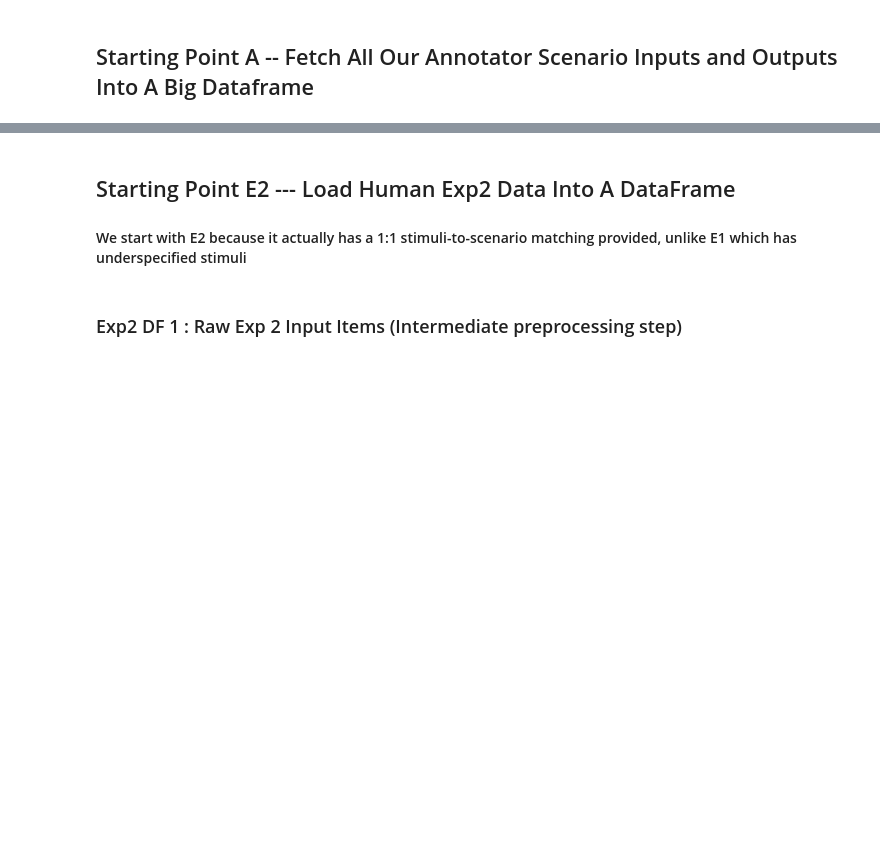
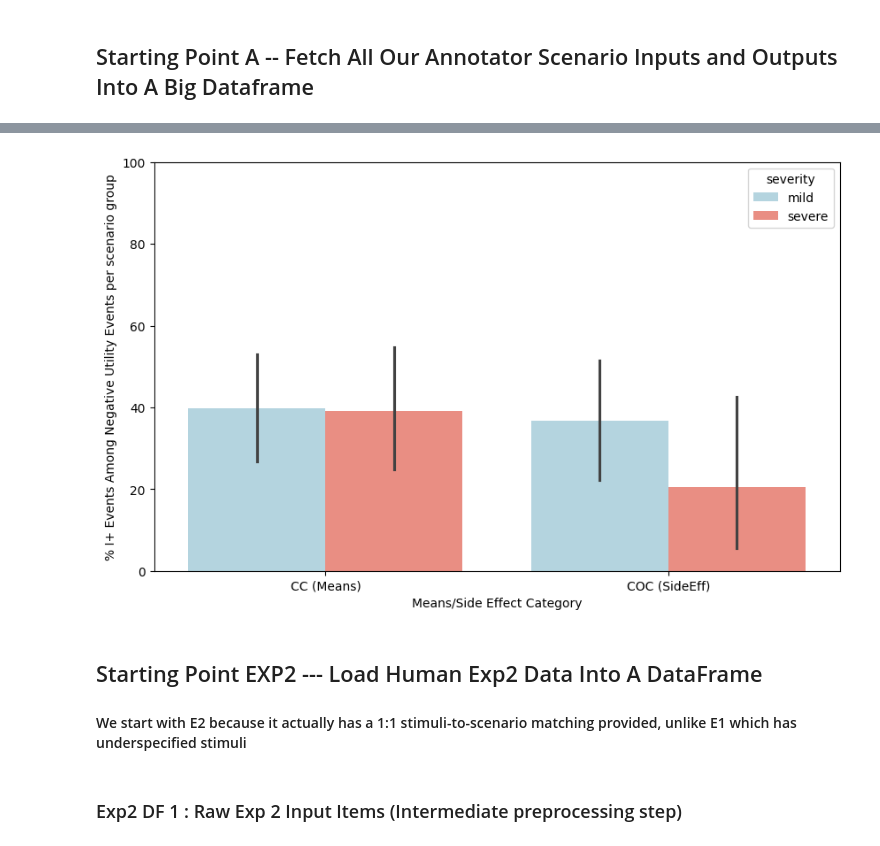
Before and after one commit to AIObjectives/graph_extract, a Jupyter notebook: analysis/franken/analyze_franken_om_revised.ipynb, the cells around one changed output, grey strips where cells are left out. Drawn from its saved outputs; the diff is of its cells as text; code cells hidden in the pictures; blank space fills up the shorter version.

```diff
--- a/analysis/franken/analyze_franken_om_revised.ipynb
+++ b/analysis/franken/analyze_franken_om_revised.ipynb
@@ -194,5 +272,57 @@ Number of rows in mild annotator DataFrame: 1198
+# %%
+# calculate the percentage of I+ events among the negative utility events for each group of scenarios with the same contextual setup (same severity, means/side effect, and scenario_id). We will define a function that takes in a group of scenarios and calculates this percentage, and then we will apply this function to each subgroup of same setup scenarios.
+
+def calculate_i_plus_percentage(group):
+    # a group is a DataFrame containing scenarios with the same severity and means_side_effect and scenario_id (i.e. all four variants of Noor an architect designing a bike path is a group).
+    # we will look at each scenario in the group, find the most negative utility value, and check if the corresponding event is labeled as I+
+    i_plus_count = 0
+    total_count = 0
+
+    for _, row in group.iterrows():
+        events_cik_utilities = row["events_cik_utilities"]
+        most_negative_utility = row["most_negative_utility"]
+
+        # Find the event(s) with the most negative utility value
+        # most_negative_events = [tup for tup in events_cik_utilities if int(tup[4]) == most_negative_utility]
+        most_negative_events = [tup for tup in events_cik_utilities if int(tup[4]) < 0] # try out using all negative utility events instead of just the single most negative utility event
+
+        for event, c, i, k, utility in most_negative_events:
+            total_count += 1
+            if i == "+":
+                i_plus_count += 1
+
+    percentage_i_plus = (i_plus_count / total_count) * 100 if total_count > 0 else 0
+    return percentage_i_plus
+
+# Apply this function to each subgroup of four consecutive rows within each scenario_id within each means_side_effect category within each severity level
+results = []
+for severity in allfranken_annotator_megadf["severity"].unique():
+    severity_group = allfranken_annotator_megadf[allfranken_annotator_megadf["severity"] == severity]
+    for means_side_effect in severity_group["means_side_effect"].unique():
+        subgroup = severity_group[severity_group["means_side_effect"] == means_side_effect]
+        for scenario_id in subgroup["scenario_id"].unique():
+            scenario_group = subgroup[subgroup["scenario_id"] == scenario_id]
+            percentage_i_plus = calculate_i_plus_percentage(scenario_group)
+            results.append({
+                "severity": severity,
+                "means_side_effect": means_side_effect,
+                "scenario_id": scenario_id,
+                "percentage_i_plus": percentage_i_plus
+            })
+
+# plot the percentage of I+ events among the most negative utility events with one pair of bars for each means_side_effect category, with different colors for each severity level
+results_df = pd.DataFrame(results)
+plt.figure(figsize=(10, 6))
+sns.barplot(x="means_side_effect", y="percentage_i_plus", hue="severity", data=results_df, palette={"mild": "lightblue", "severe": "salmon"})
+# plt.title("Percentage of I+ Events Among Negative Utility Events by Severity and Means/Side Effect Category")
+plt.xlabel("Means/Side Effect Category")
+plt.ylabel("% I+ Events Among Negative Utility Events per scenario group")
+plt.ylim(0, 100)
+plt.show()
+# %% [output]
+[figure, added]
 # %% [markdown]
-## Starting Point E2 --- Load Human Exp2 Data Into A DataFrame
+## Starting Point EXP2 --- Load Human Exp2 Data Into A DataFrame
 #### We start with E2 because it actually has a 1:1 stimuli-to-scenario matching provided, unlike E1 which has underspecified stimuli
 # %% [markdown]
 ### Exp2 DF 1 : Raw Exp 2 Input Items (Intermediate preprocessing step)
```
Also changed, not shown: parts of 19 cells of this notebook, 2 other files.
